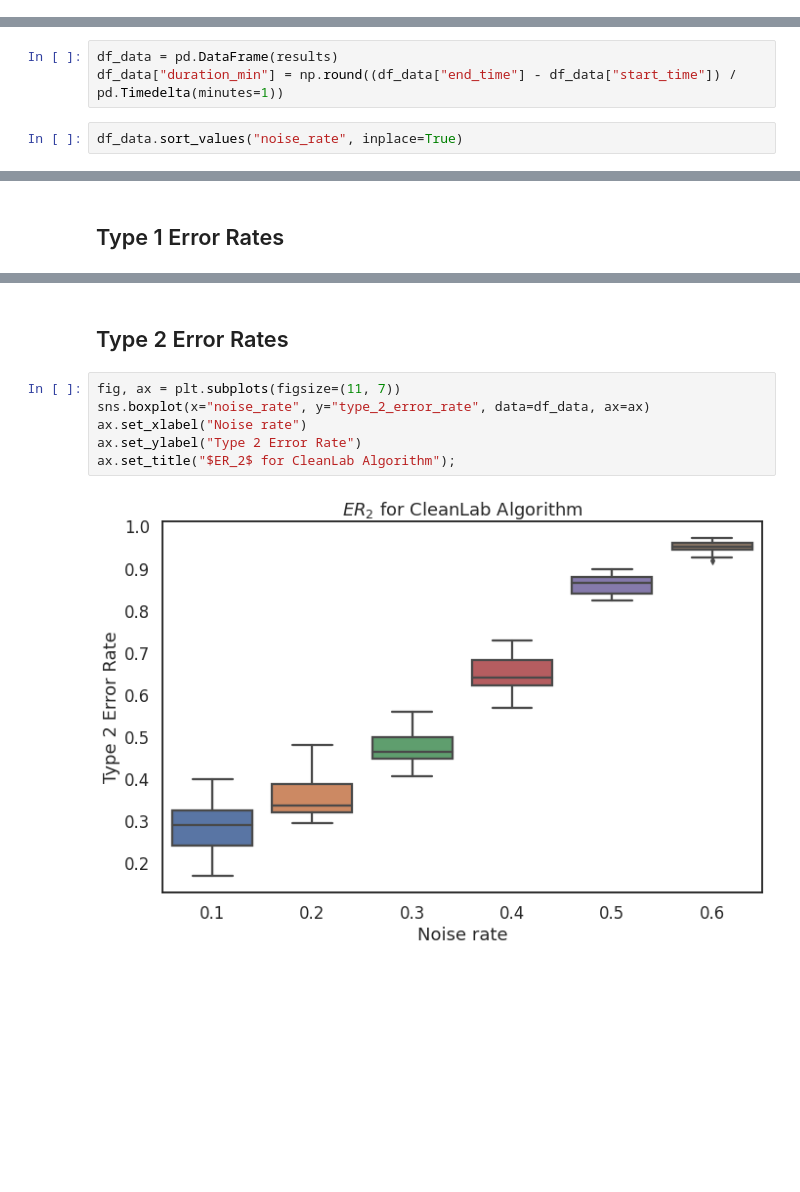
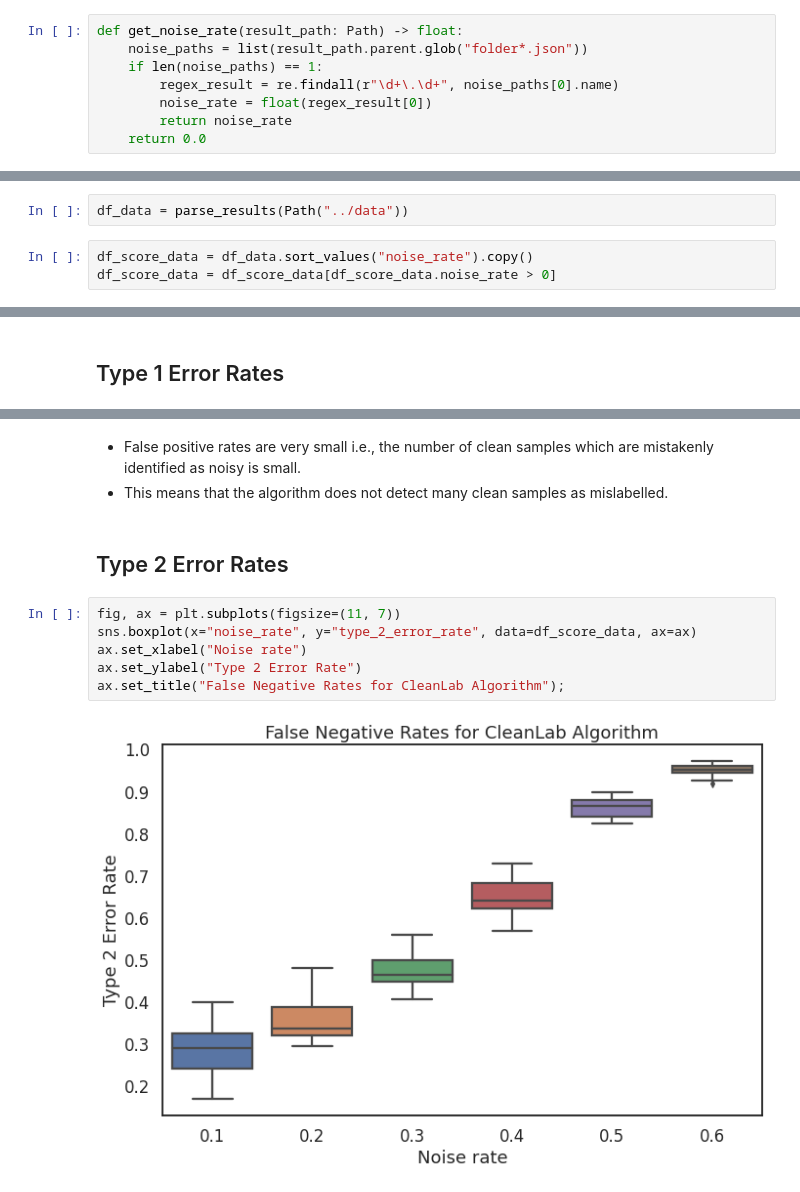
Before and after one commit to sheikhomar/snow-leopard, a Jupyter notebook: notebooks/19-results-cleanlab.ipynb, the cells around one changed output, grey strips where cells are left out. Cells and saved outputs as stored; diff of their text form; blank space fills up the shorter version.

Commit message:
Update results for CleanLab.

```diff
--- a/notebooks/19-results-cleanlab.ipynb
+++ b/notebooks/19-results-cleanlab.ipynb
@@ -11,4 +11,12 @@ import matplotlib.pyplot as plt
 import seaborn as sns
 # %%
 sns.set_theme(style="white", context="talk")
+# %%
+def get_noise_rate(result_path: Path) -> float:
+    noise_paths = list(result_path.parent.glob("folder*.json"))
+    if len(noise_paths) == 1:
+        regex_result = re.findall(r"\d+\.\d+", noise_paths[0].name)
+        noise_rate = float(regex_result[0])
+        return noise_rate
+    return 0.0
 # %%
@@ -34,6 +51,6 @@ for p in result_paths:
 # %%
-df_data = pd.DataFrame(results)
-df_data["duration_min"] = np.round((df_data["end_time"] - df_data["start_time"]) / pd.Timedelta(minutes=1))
+df_data = parse_results(Path("../data"))
 # %%
-df_data.sort_values("noise_rate", inplace=True)
+df_score_data = df_data.sort_values("noise_rate").copy()
+df_score_data = df_score_data[df_score_data.noise_rate > 0]
 # %% [markdown]
@@ -89,10 +118,13 @@ ax.set_title("$ER_1$ for CleanLab Algorithm");
+# %% [markdown]
+- False positive rates are very small i.e., the number of clean samples which are mistakenly identified as noisy is small.
+- This means that the algorithm does not detect many clean samples as mislabelled.
 # %% [markdown]
 ## Type 2 Error Rates
 # %%
 fig, ax = plt.subplots(figsize=(11, 7))
-sns.boxplot(x="noise_rate", y="type_2_error_rate", data=df_data, ax=ax)
+sns.boxplot(x="noise_rate", y="type_2_error_rate", data=df_score_data, ax=ax)
 ax.set_xlabel("Noise rate")
 ax.set_ylabel("Type 2 Error Rate")
-ax.set_title("$ER_2$ for CleanLab Algorithm");
+ax.set_title("False Negative Rates for CleanLab Algorithm");
 # %% [output]
-[figure, old version]
+[figure, new version]
```
Also changed, not shown: parts of 19 cells of this notebook.
